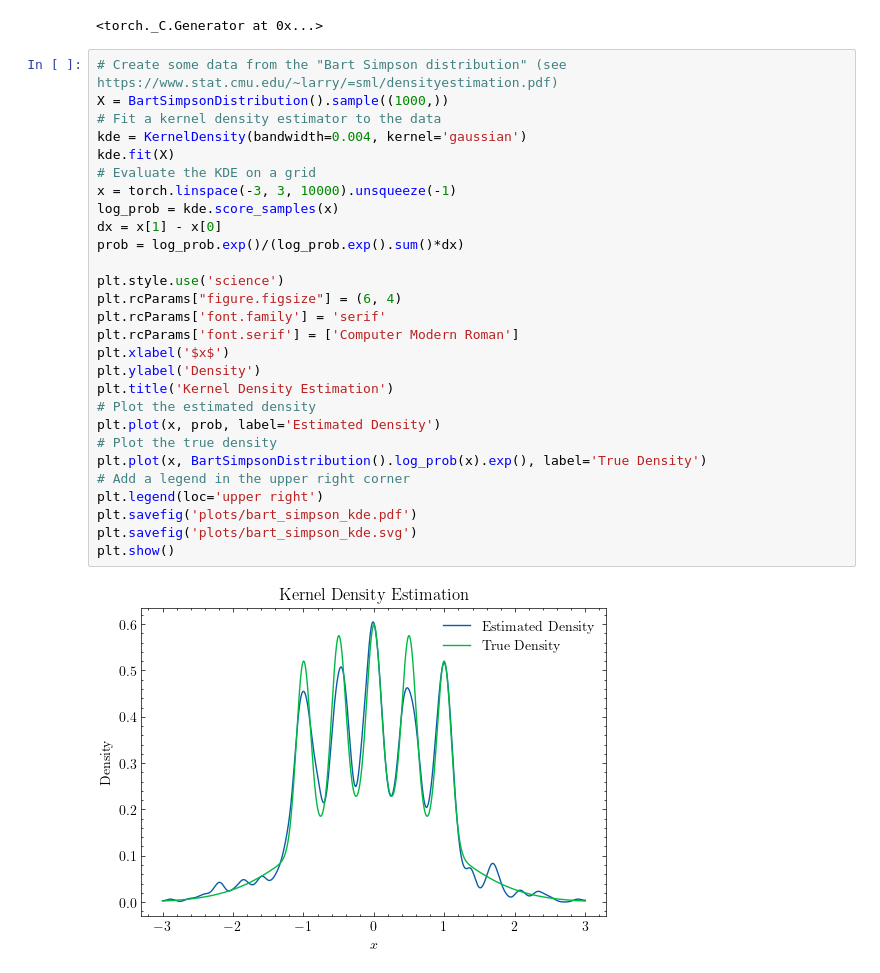
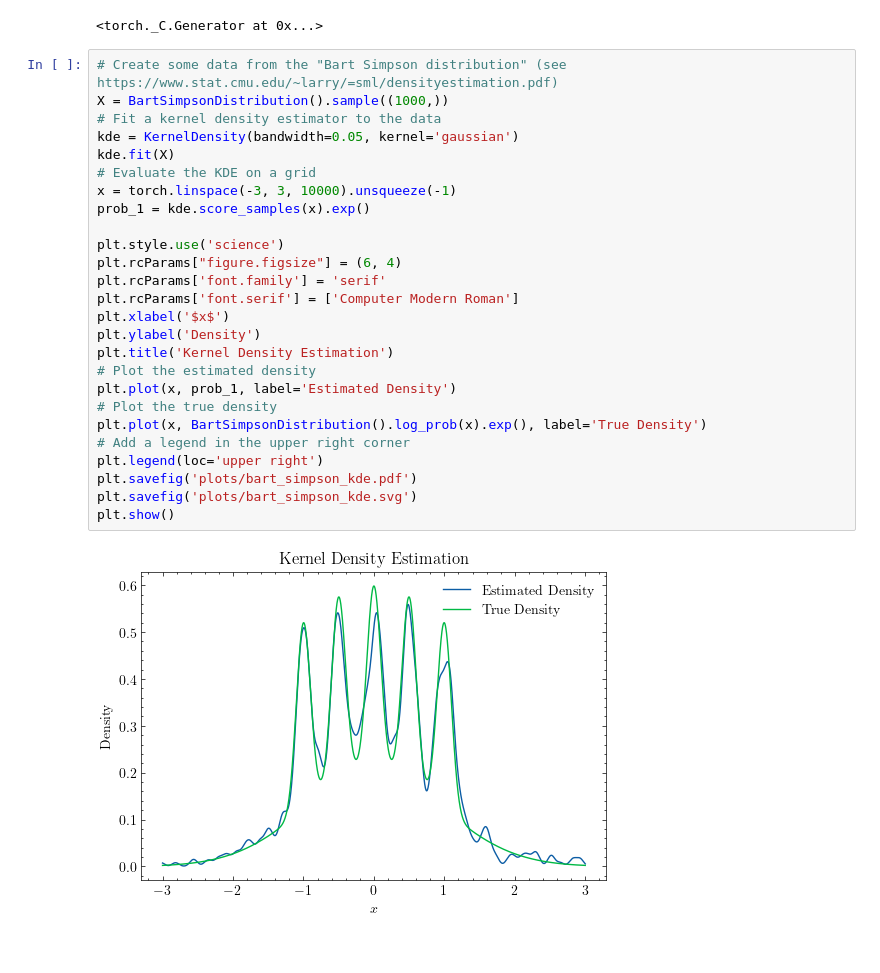
Before and after one commit to amreis/torch-kde, a Jupyter notebook: demo_kde.ipynb, the cells around one changed output. Cells and saved outputs as stored; diff of their text form.

```diff
--- a/demo_kde.ipynb
+++ b/demo_kde.ipynb
@@ -17,30 +17,28 @@ torch.manual_seed(0)
 # %%
 # Create some data from the "Bart Simpson distribution" (see https://www.stat.cmu.edu/~larry/=sml/densityestimation.pdf)
 X = BartSimpsonDistribution().sample((1000,))
 # Fit a kernel density estimator to the data
-kde = KernelDensity(bandwidth=0.004, kernel='gaussian')
+kde = KernelDensity(bandwidth=0.05, kernel='gaussian')
 kde.fit(X)
 # Evaluate the KDE on a grid
 x = torch.linspace(-3, 3, 10000).unsqueeze(-1)
-log_prob = kde.score_samples(x)
-dx = x[1] - x[0]
-prob = log_prob.exp()/(log_prob.exp().sum()*dx)
+prob_1 = kde.score_samples(x).exp()
 
 plt.style.use('science')
 plt.rcParams["figure.figsize"] = (6, 4)
 plt.rcParams['font.family'] = 'serif'
 plt.rcParams['font.serif'] = ['Computer Modern Roman']
 plt.xlabel('$x$')
 plt.ylabel('Density')
 plt.title('Kernel Density Estimation')
 # Plot the estimated density
-plt.plot(x, prob, label='Estimated Density')
+plt.plot(x, prob_1, label='Estimated Density')
 # Plot the true density
 plt.plot(x, BartSimpsonDistribution().log_prob(x).exp(), label='True Density')
 # Add a legend in the upper right corner
 plt.legend(loc='upper right')
 plt.savefig('plots/bart_simpson_kde.pdf')
 plt.savefig('plots/bart_simpson_kde.svg')
 plt.show()
 # %% [output]
-[figure, old version]
+[figure, new version]
```
Also changed, not shown: parts of 2 cells of this notebook.
